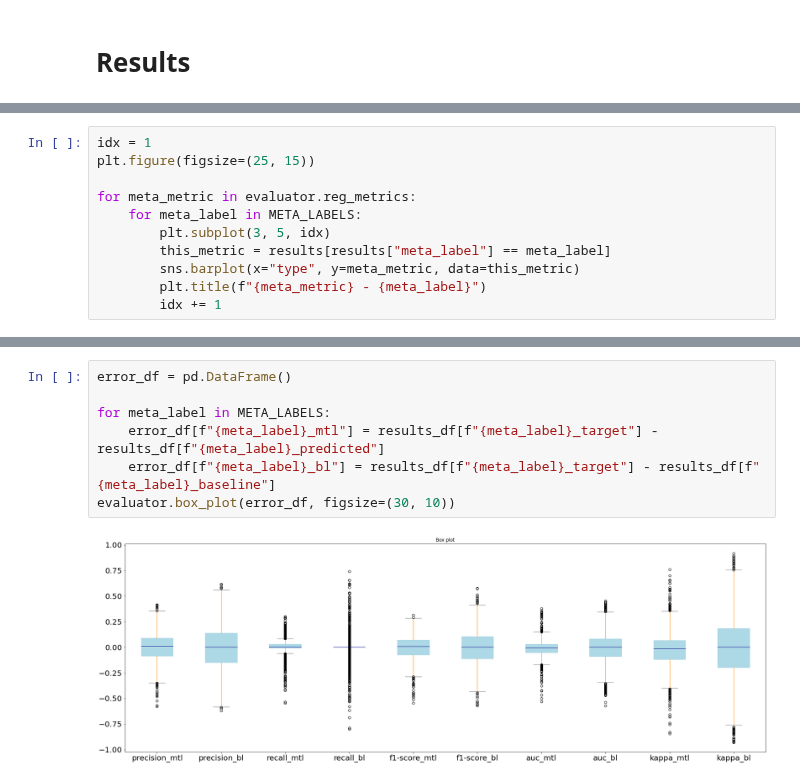
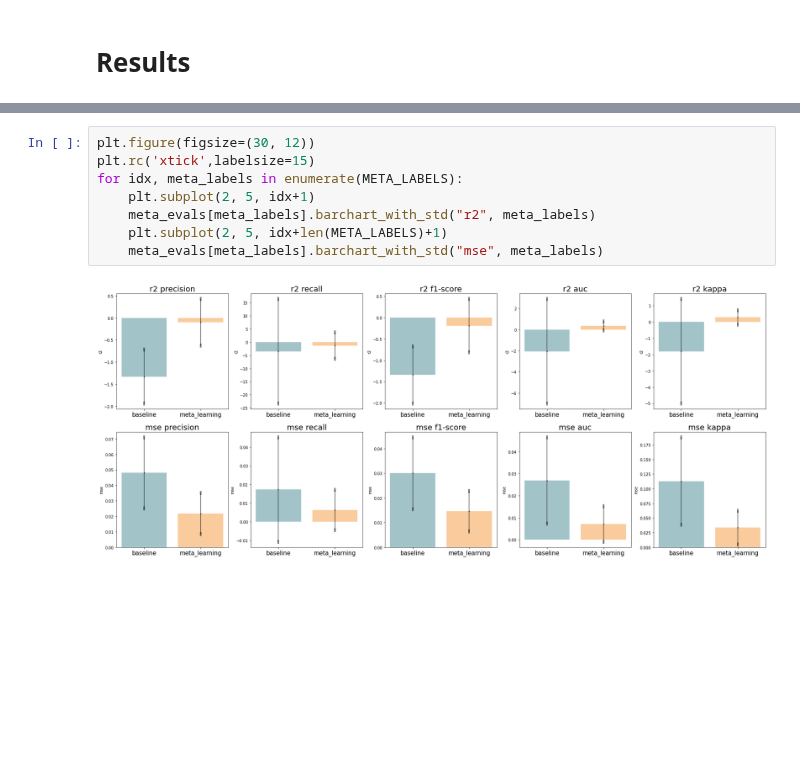
Before and after one commit to feamelo/drift-meta-learning, a Jupyter notebook: src/experiments/meta_label_metric.ipynb, the cells around one changed output, grey strips where cells are left out. Drawn from its saved outputs; the diff is of its cells as text; blank space fills up the shorter version.

```diff
--- a/src/experiments/meta_label_metric.ipynb
+++ b/src/experiments/meta_label_metric.ipynb
@@ -88,11 +64,0 @@ results.head()
-# %%
-idx = 1
-plt.figure(figsize=(25, 15))
-
-for meta_metric in evaluator.reg_metrics:
-    for meta_label in META_LABELS:
-        plt.subplot(3, 5, idx)
-        this_metric = results[results["meta_label"] == meta_label]
-        sns.barplot(x="type", y=meta_metric, data=this_metric)
-        plt.title(f"{meta_metric} - {meta_label}")
-        idx += 1
@@ -101,9 +65,10 @@ for meta_metric in evaluator.reg_metrics:
-# %%
-error_df = pd.DataFrame()
-
-for meta_label in META_LABELS:
-    error_df[f"{meta_label}_mtl"] = results_df[f"{meta_label}_target"] - results_df[f"{meta_label}_predicted"]
-    error_df[f"{meta_label}_bl"] = results_df[f"{meta_label}_target"] - results_df[f"{meta_label}_baseline"]
-evaluator.box_plot(error_df, figsize=(30, 10))
-# %% [output]
-[figure, removed]
+# %%
+plt.figure(figsize=(30, 12))
+plt.rc('xtick',labelsize=15)
+for idx, meta_labels in enumerate(META_LABELS):
+    plt.subplot(2, 5, idx+1)
+    meta_evals[meta_labels].barchart_with_std("r2", meta_labels)
+    plt.subplot(2, 5, idx+len(META_LABELS)+1)
+    meta_evals[meta_labels].barchart_with_std("mse", meta_labels)
+# %% [output]
+[figure, added]
```
Also changed, not shown: parts of 9 cells of this notebook, 10 other files.
